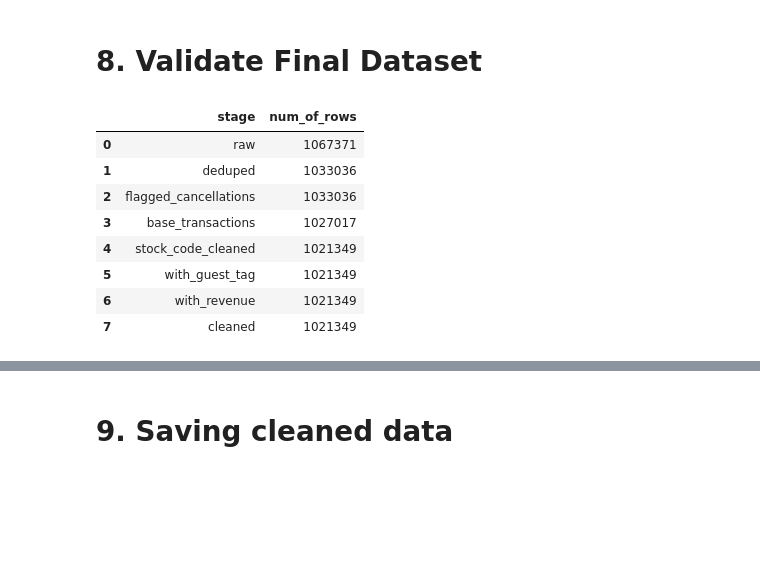
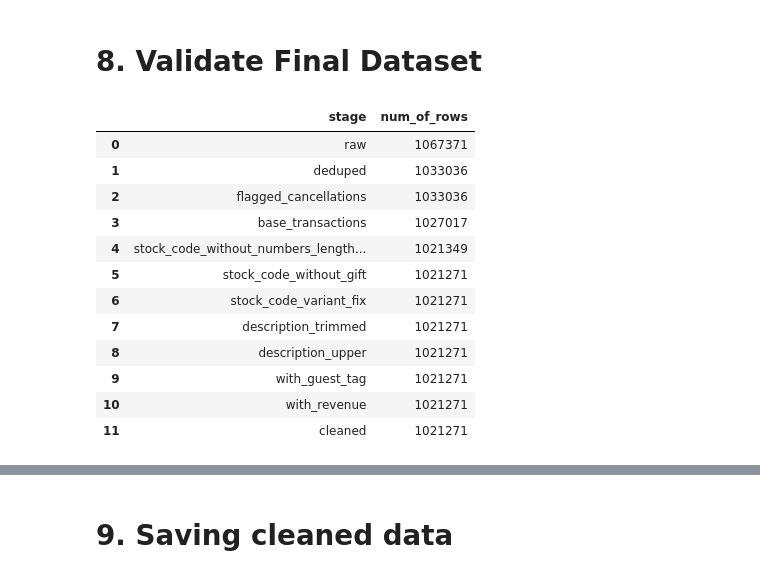
Before and after one commit to Hahm7/online_retail_analysis, a Jupyter notebook: notebooks/data_cleaning.ipynb, the cells around one changed output, grey strips where cells are left out. Cells and saved outputs as stored; diff of their text form; code cells hidden in the pictures; blank space fills up the shorter version.

```diff
--- a/notebooks/data_cleaning.ipynb
+++ b/notebooks/data_cleaning.ipynb
@@ -593,0 +1199,14 @@ con.execute("""
+# %%
+description_upper = con.execute("""
+    SELECT
+        Invoice,
+        StockCode,
+        UPPER(Description) AS Description,
+        Quantity,
+        InvoiceDate,
+        Price,
+        CustomerID,
+        Country
+    FROM
+        description_trimmed
+""").fetchdf()
@@ -707,7 +1353,6 @@ con.execute("""
 # 8. Validate Final Dataset
 # %%
 # Counting number of observations per data cleaning step
-
 con.execute("""
     WITH deduped AS (
             SELECT DISTINCT *
@@ -725,57 +1370,108 @@ con.execute("""
             FROM cancellation_tag
             WHERE Price > 0
         ),
-        stock_code_cleaned AS (
+        stock_code_without_numbers_length_adjust AS (
             SELECT *
-               FROM
-                   (SELECT *
-                       FROM base_transactions
-                       WHERE
-                           LENGTH(StockCode) >=5
-                    )
+            FROM
+                (SELECT *
+                    FROM base_transactions
+                    WHERE LENGTH(StockCode) >= 5
+                )
             WHERE StockCode NOT IN ('BANK CHARGES', 'ADJUST', 'AMAZONFEE')
+        ),
+        stock_code_without_gift AS (
+            SELECT *
+            FROM stock_code_without_numbers_length_adjust
+            WHERE StockCode NOT LIKE '%gift%'
+        ),
+        stock_code_variant_fix AS (
+            SELECT
+                Invoice,
+                UPPER(CAST(StockCode AS VARCHAR)) AS StockCode,
+                Description,
+                Quantity,
+                InvoiceDate,
+                Price,
+                CustomerID,
+                Country,
+                is_cancellation
+            FROM stock_code_without_gift
+        ),
+        description_trimmed AS (
+            SELECT
+                Invoice,
+                StockCode,
+                TRIM(Description) AS Description,
+                Quantity,
+                InvoiceDate,
+                Price,
+                CustomerID,
+                Country,
+                is_cancellation
+            FROM stock_code_variant_fix
+        ),
+        description_upper AS (
+            SELECT
+                Invoice,
+                StockCode,
+                UPPER(Description) AS Description,
+                Quantity,
+                InvoiceDate,
+                Price,
+                CustomerID,
+                Country,
+                is_cancellation
+            FROM description_trimmed
         ),
         guest_tag AS (
             SELECT *,
-            CASE WHEN CustomerID IS NULL THEN 1 ELSE 0 END AS is_guest
-            FROM stock_code_cleaned
+                CASE WHEN CustomerID IS NULL THEN 1 ELSE 0 END AS is_guest
+            FROM description_upper
         ),
         revenue_derive AS (
             SELECT
                 *,
                 Quantity * Price AS Revenue
             FROM guest_tag
         ),
         cleaned AS (
             SELECT *,
                 YEAR(InvoiceDate) AS Year,
                 MONTH(InvoiceDate) AS Month,
                 DAYOFWEEK(InvoiceDate) AS DayOfWeek,
                 HOUR(InvoiceDate) AS Hour,
                 CASE WHEN DAYOFWEEK(InvoiceDate) IN (0, 6) THEN 1 ELSE 0 END AS IsWeekend,
                 DATE_TRUNC('week',  InvoiceDate) AS WeekStart,
                 DATE_TRUNC('month', InvoiceDate) AS MonthStart
             FROM revenue_derive
         )
     SELECT 'raw' AS stage, COUNT(*) AS num_of_rows FROM raw_retail
     UNION ALL SELECT 'deduped', COUNT(*) FROM deduped
     UNION ALL SELECT 'flagged_cancellations', COUNT(*) FROM cancellation_tag
     UNION ALL SELECT 'base_transactions', COUNT(*) FROM base_transactions
-    UNION ALL SELECT 'stock_code_cleaned', COUNT(*) FROM stock_code_cleaned
+    UNION ALL SELECT 'stock_code_without_numbers_length_adjust', COUNT(*) FROM stock_code_without_numbers_length_adjust
+    UNION ALL SELECT 'stock_code_without_gift', COUNT(*) FROM stock_code_without_gift
+    UNION ALL SELECT 'stock_code_variant_fix', COUNT(*) FROM stock_code_variant_fix
+    UNION ALL SELECT 'description_trimmed', COUNT(*) FROM description_trimmed
+    UNION ALL SELECT 'description_upper', COUNT(*) FROM description_upper
     UNION ALL SELECT 'with_guest_tag', COUNT(*) FROM guest_tag
     UNION ALL SELECT 'with_revenue', COUNT(*) FROM revenue_derive
     UNION ALL SELECT 'cleaned', COUNT(*) FROM cleaned;
     """).fetchdf()
 # %% [output]
 |  | stage | num_of_rows |
 | 0 | raw | 1067371 |
 | 1 | deduped | 1033036 |
 | 2 | flagged_cancellations | 1033036 |
 | 3 | base_transactions | 1027017 |
-| 4 | stock_code_cleaned | 1021349 |
-| 5 | with_guest_tag | 1021349 |
-| 6 | with_revenue | 1021349 |
-| 7 | cleaned | 1021349 |
+| 4 | stock_code_without_numbers_length... | 1021349 |
+| 5 | stock_code_without_gift | 1021271 |
+| 6 | stock_code_variant_fix | 1021271 |
+| 7 | description_trimmed | 1021271 |
+| 8 | description_upper | 1021271 |
+| 9 | with_guest_tag | 1021271 |
+| 10 | with_revenue | 1021271 |
+| 11 | cleaned | 1021271 |
 # %%
 # Checking if any data quality issues still exist
 con.execute("""
```
Also changed, not shown: parts of 38 cells of this notebook, 17 other files.
